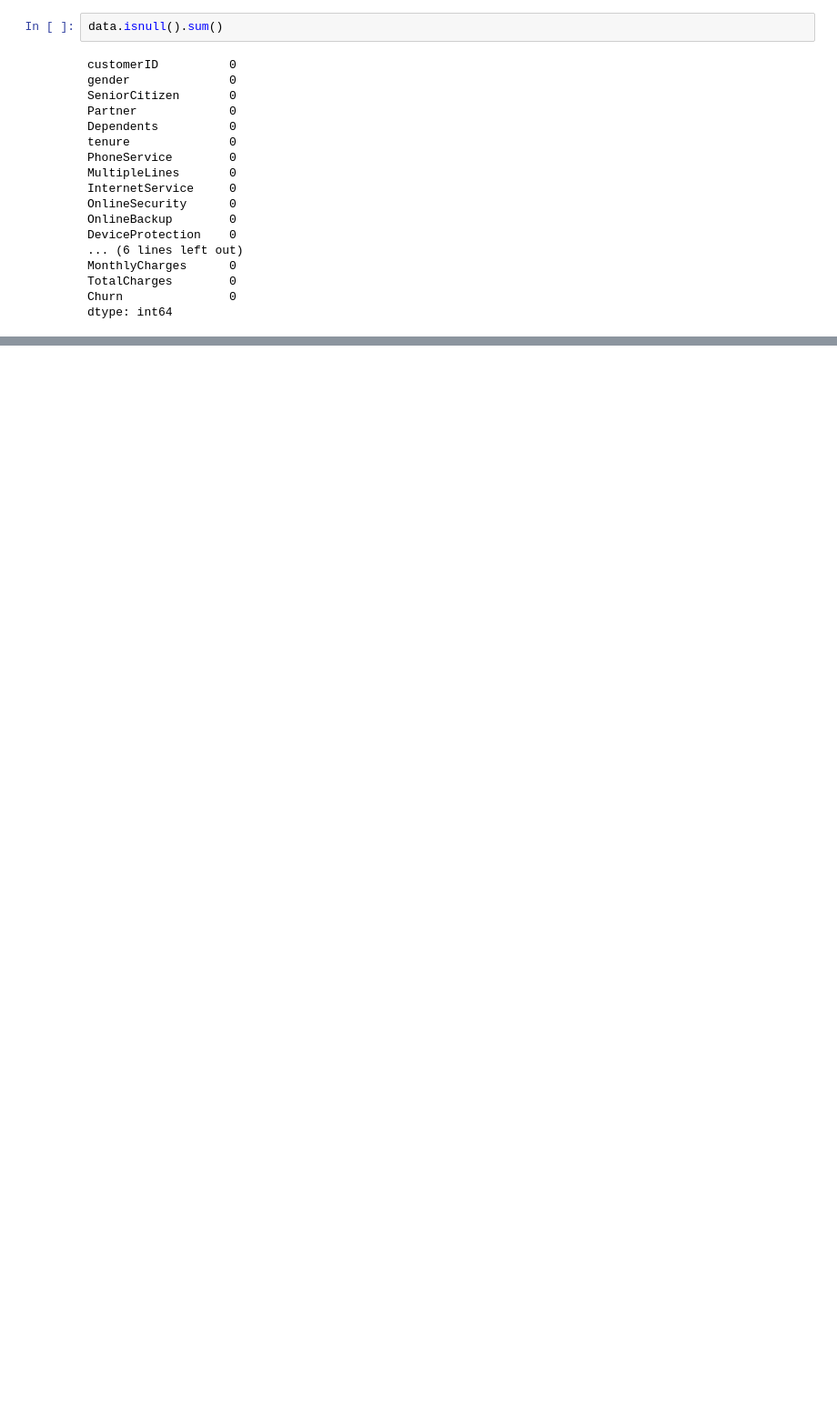
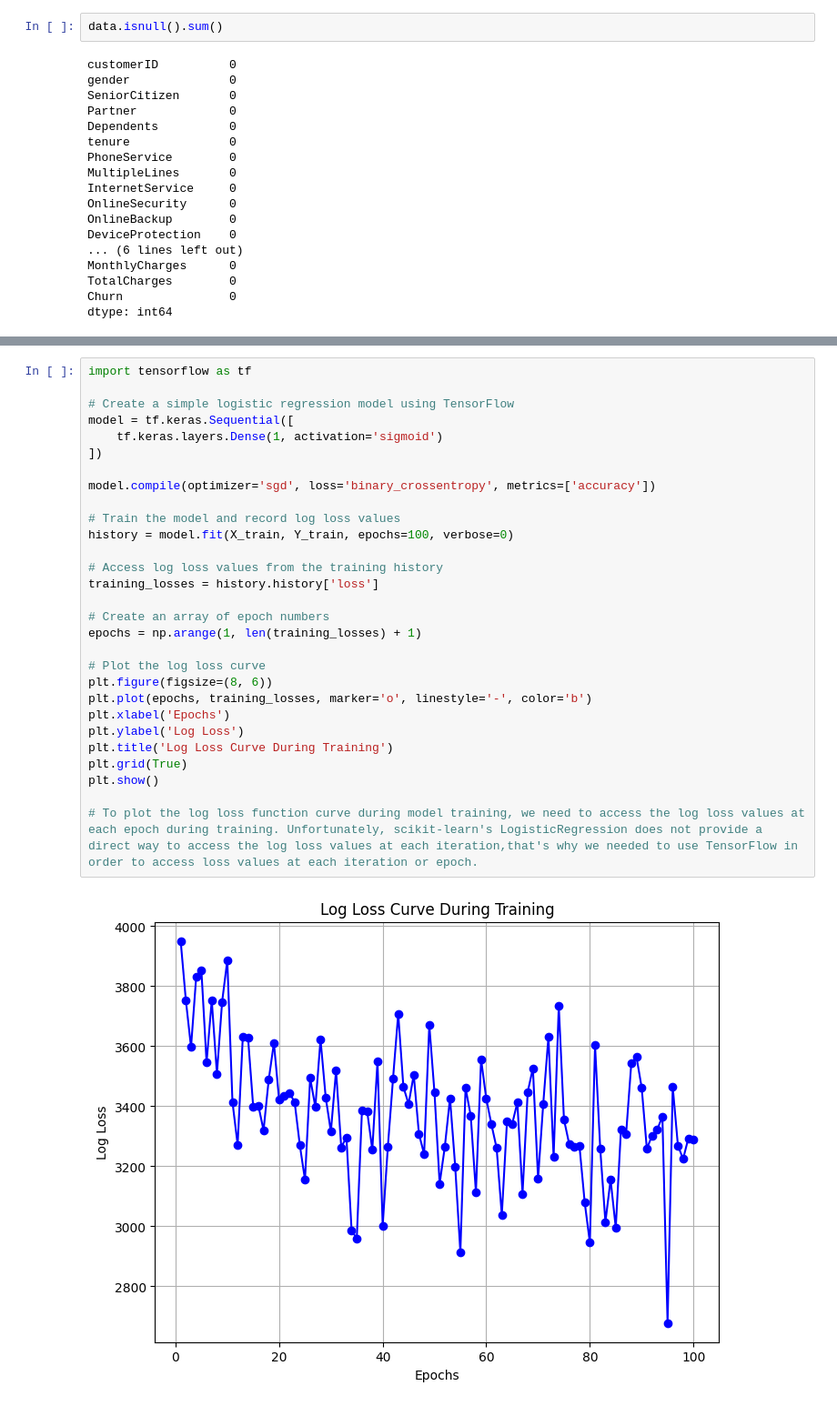
Before and after one commit to swastikbanerjee/ML_Lab, a Jupyter notebook: 2348566_Lab5.ipynb, the cells around one changed output, grey strips where cells are left out. Shown: that part at 91% size. Cells and saved outputs as stored; diff of their text form; blank space fills up the shorter version.

```diff
--- a/2348566_Lab5.ipynb
+++ b/2348566_Lab5.ipynb
@@ -68,0 +276,31 @@ data.replace({'Gender':{'Male':0,'Female':1},'Partner':{'Yes':1,'No':0},'Depende
+# %%
+import tensorflow as tf
+
+# Create a simple logistic regression model using TensorFlow
+model = tf.keras.Sequential([
+    tf.keras.layers.Dense(1, activation='sigmoid')
+])
+
+model.compile(optimizer='sgd', loss='binary_crossentropy', metrics=['accuracy'])
+
+# Train the model and record log loss values
+history = model.fit(X_train, Y_train, epochs=100, verbose=0)
+
+# Access log loss values from the training history
+training_losses = history.history['loss']
+
+# Create an array of epoch numbers
+epochs = np.arange(1, len(training_losses) + 1)
+
+# Plot the log loss curve
+plt.figure(figsize=(8, 6))
+plt.plot(epochs, training_losses, marker='o', linestyle='-', color='b')
+plt.xlabel('Epochs')
+plt.ylabel('Log Loss')
+plt.title('Log Loss Curve During Training')
+plt.grid(True)
+plt.show()
+
+# To plot the log loss function curve during model training, we need to access the log loss values at each epoch during training. Unfortunately, scikit-learn's LogisticRegression does not provide a direct way to access the log loss values at each iteration,that's why we needed to use TensorFlow in order to access loss values at each iteration or epoch.
+# %% [output]
+[figure, added]
```
Also changed, not shown: parts of 20 cells of this notebook.
